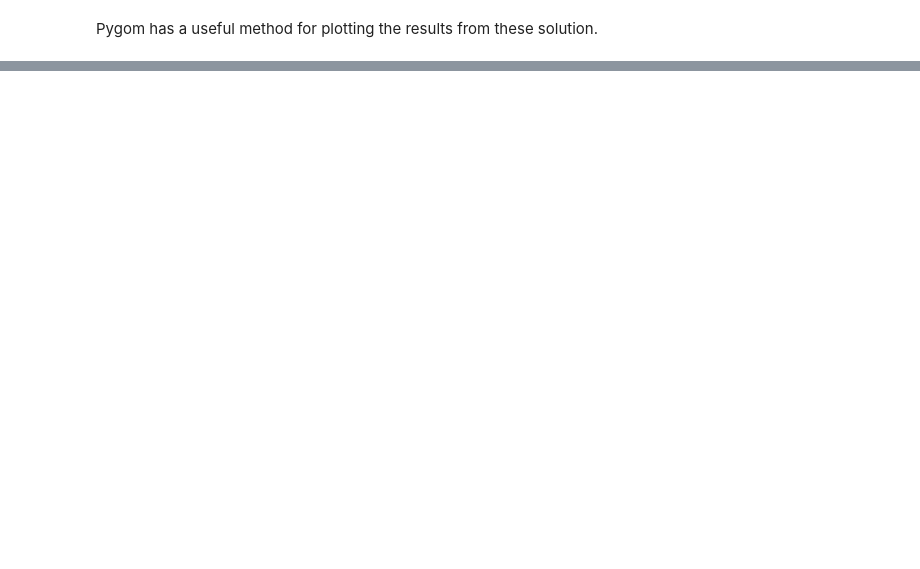
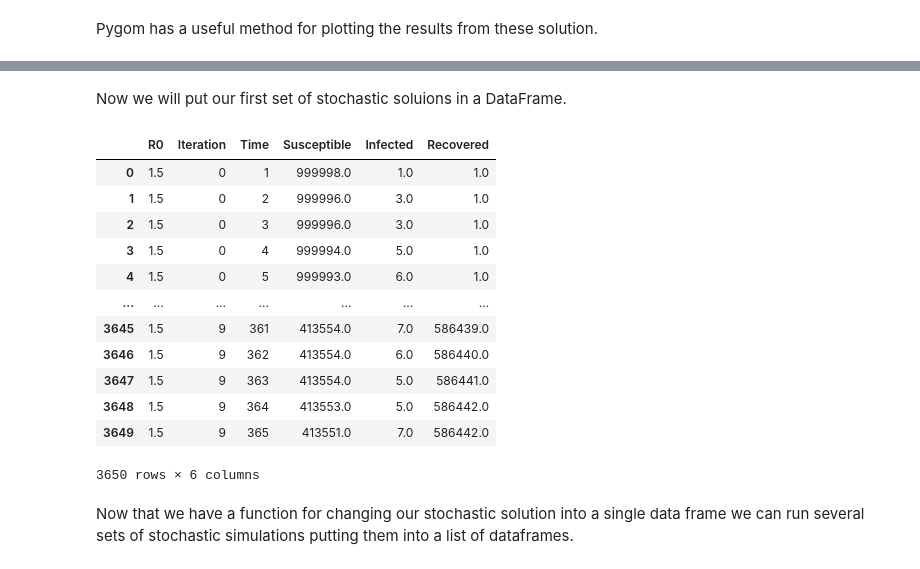
Before and after one commit to m-d-grunnill/Python-and-PyGOM-tuorial, a Jupyter notebook: Python_packages_for_Applied_Maths_and_PyGOM.ipynb, the cells around one changed output, grey strips where cells are left out. Cells and saved outputs as stored; diff of their text form; code cells hidden in the pictures; blank space fills up the shorter version.

```diff
--- a/Python_packages_for_Applied_Maths_and_PyGOM.ipynb
+++ b/Python_packages_for_Applied_Maths_and_PyGOM.ipynb
@@ -433,0 +444,30 @@ PyGOM's simulate jump method attempts to use Cao's $\tau$-leap first, then use G
+# %% [markdown]
+Now we will put our first set of stochastic soluions in a DataFrame.
+# %%
+def pygom_stoch_sols_to_df(stock_sols, time, param_label, param_value):
+    num_repeats = len(stock_sols)
+    stock_sols = np.vstack(stock_sols) # Vertically stack the arrays.
+    df = pd.DataFrame(stock_sols, columns=['Susceptible', 'Infected', 'Recovered'])
+    df.insert(0, 'Time', np.tile(time[1:], num_repeats))
+    df.insert(0, 'Iteration', np.repeat(range(iterations),len(time[1:])))
+    df.insert(0, param_label, np.full(len(stock_sols), param_value))
+    return df
+
+df = pygom_stoch_sols_to_df(stock_sols=stochastic_solution, time=t, param_label='R0', param_value=R0)
+df
+# %% [output]
+|  | R0 | Iteration | Time | Susceptible | Infected | Recovered |
+| 0 | 1.5 | 0 | 1 | 999998.0 | 1.0 | 1.0 |
+| 1 | 1.5 | 0 | 2 | 999996.0 | 3.0 | 1.0 |
+| 2 | 1.5 | 0 | 3 | 999996.0 | 3.0 | 1.0 |
+| 3 | 1.5 | 0 | 4 | 999994.0 | 5.0 | 1.0 |
+| 4 | 1.5 | 0 | 5 | 999993.0 | 6.0 | 1.0 |
+| ... | ... | ... | ... | ... | ... | ... |
+| 3645 | 1.5 | 9 | 361 | 413554.0 | 7.0 | 586439.0 |
+| 3646 | 1.5 | 9 | 362 | 413554.0 | 6.0 | 586440.0 |
+| 3647 | 1.5 | 9 | 363 | 413554.0 | 5.0 | 586441.0 |
+| 3648 | 1.5 | 9 | 364 | 413553.0 | 5.0 | 586442.0 |
+| 3649 | 1.5 | 9 | 365 | 413551.0 | 7.0 | 586442.0 |
+3650 rows × 6 columns
+# %% [markdown]
+Now that we have a function for changing our stochastic solution into a single data frame we can run several sets of stochastic simulations putting them into a list of dataframes.
```
Also changed, not shown: parts of 23 cells of this notebook.
